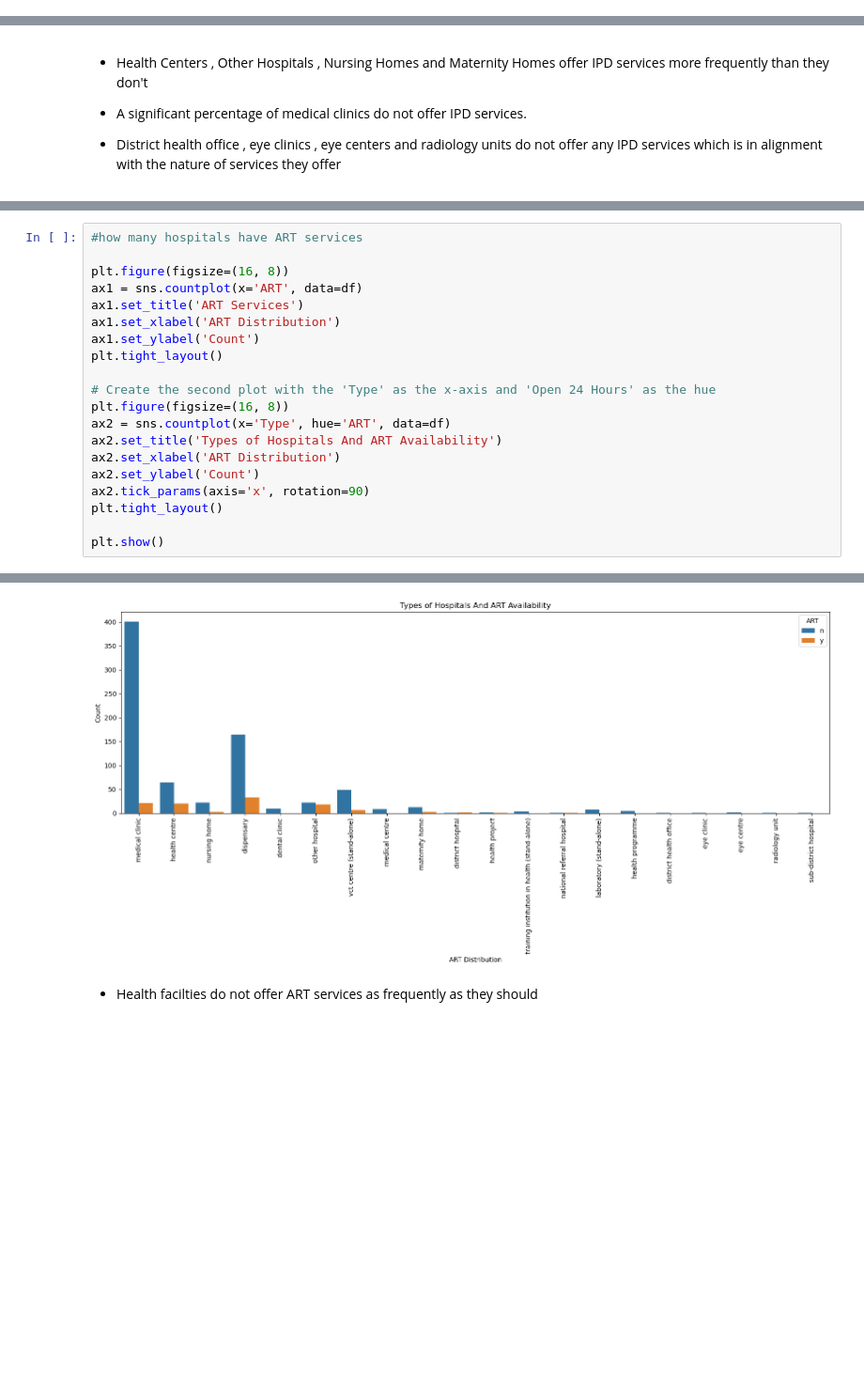
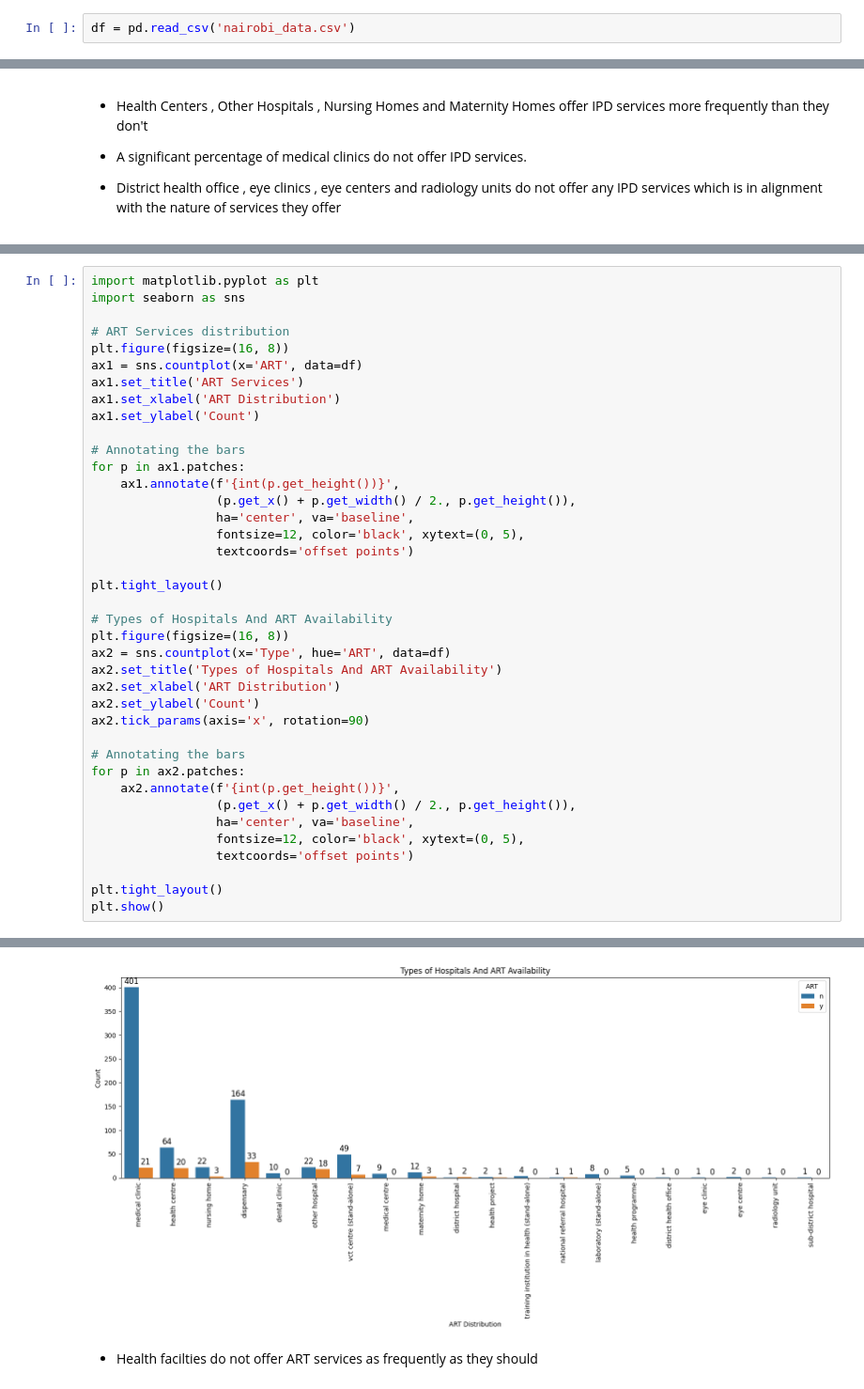
Before and after one commit to PriscillaJoan/Health-Care-Facilities, a Jupyter notebook: final workbook.ipynb, the cells around one changed output, grey strips where cells are left out. Shown at 94% size. Drawn from its saved outputs; the diff is of its cells as text; blank space fills up the shorter version.

```diff
--- a/final workbook.ipynb
+++ b/final workbook.ipynb
@@ -458,6 +460,8 @@ df[['Beds','Cots']]=df[['Beds','Cots']].astype(int)
 # %%
 import matplotlib.pyplot as plt
 import seaborn as sns
+# %%
+df = pd.read_csv('nairobi_data.csv')
 # %%
 # calculate the percentage of 'ART' for each 'Type' category
 art_percent = df.groupby(['Type', 'ART'])['ART'].count().unstack('ART').apply(lambda x: x / x.sum() * 100, axis=1)
@@ -762,21 +942,40 @@ plt.show()
 # %%
-#how many hospitals have ART services
+import matplotlib.pyplot as plt
+import seaborn as sns
 
+# ART Services distribution
 plt.figure(figsize=(16, 8))
 ax1 = sns.countplot(x='ART', data=df)
 ax1.set_title('ART Services')
 ax1.set_xlabel('ART Distribution')
 ax1.set_ylabel('Count')
+
+# Annotating the bars
+for p in ax1.patches:
+    ax1.annotate(f'{int(p.get_height())}',
+                 (p.get_x() + p.get_width() / 2., p.get_height()),
+                 ha='center', va='baseline',
+                 fontsize=12, color='black', xytext=(0, 5),
+                 textcoords='offset points')
+
 plt.tight_layout()
 
-# Create the second plot with the 'Type' as the x-axis and 'Open 24 Hours' as the hue
+# Types of Hospitals And ART Availability
 plt.figure(figsize=(16, 8))
 ax2 = sns.countplot(x='Type', hue='ART', data=df)
 ax2.set_title('Types of Hospitals And ART Availability')
 ax2.set_xlabel('ART Distribution')
 ax2.set_ylabel('Count')
 ax2.tick_params(axis='x', rotation=90)
+
+# Annotating the bars
+for p in ax2.patches:
+    ax2.annotate(f'{int(p.get_height())}',
+                 (p.get_x() + p.get_width() / 2., p.get_height()),
+                 ha='center', va='baseline',
+                 fontsize=12, color='black', xytext=(0, 5),
+                 textcoords='offset points')
+
 plt.tight_layout()
-
 plt.show()
 # %% [output]
@@ -784,3 +983,3 @@ plt.show()
-[figure, old version]
+[figure, new version]
 # %% [markdown]
 - Health facilties do not offer ART services as frequently as they should
```
Also changed, not shown: parts of 33 cells of this notebook, 9 other files.
